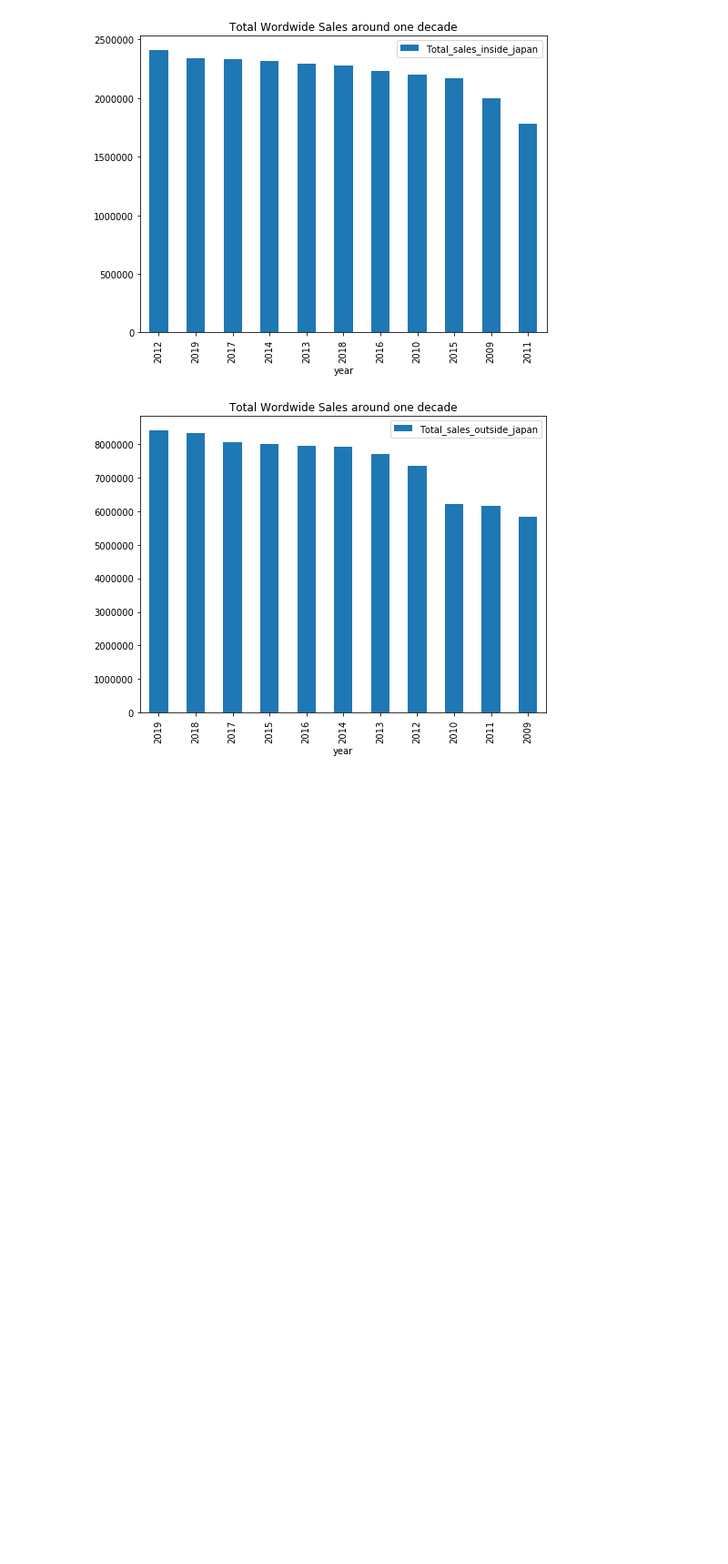
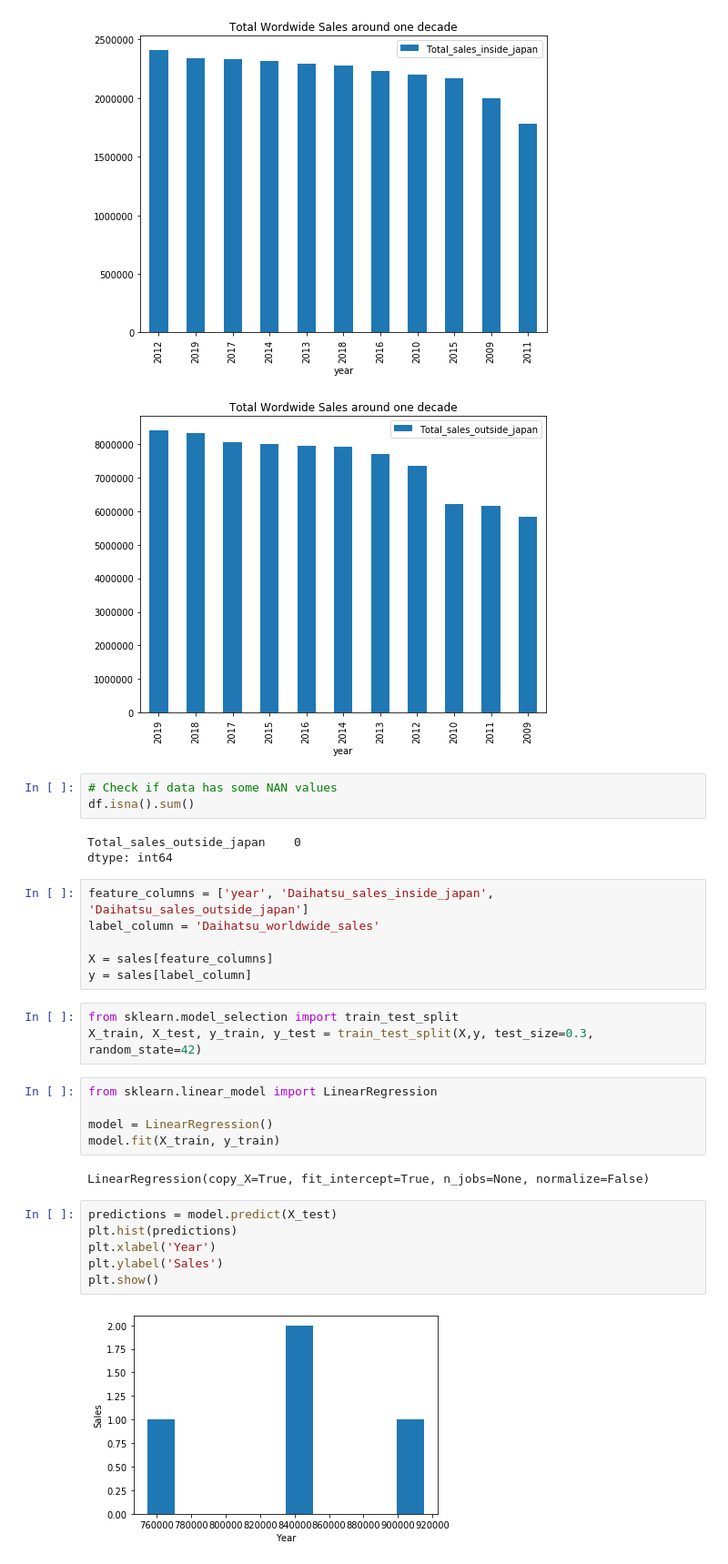
Before and after one commit to karl-johan-grahn/toyota-analysis, a Jupyter notebook: Toyota_car_price_data_analysis.ipynb, the cells around one changed output. Shown at 91% size. Cells and saved outputs as stored; diff of their text form; blank space fills up the shorter version.

```diff
--- a/Toyota_car_price_data_analysis.ipynb
+++ b/Toyota_car_price_data_analysis.ipynb
@@ -133,3 +133,33 @@ plt.show()
 [figure]
 [figure]
 [figure]
+# %%
+# Check if data has some NAN values
+df.isna().sum()
+# %% [output]
+Total_sales_outside_japan    0
+dtype: int64
+# %%
+feature_columns = ['year', 'Daihatsu_sales_inside_japan', 'Daihatsu_sales_outside_japan']
+label_column = 'Daihatsu_worldwide_sales'
+
+X = sales[feature_columns]
+y = sales[label_column]
+# %%
+from sklearn.model_selection import train_test_split
+X_train, X_test, y_train, y_test = train_test_split(X,y, test_size=0.3, random_state=42)
+# %%
+from sklearn.linear_model import LinearRegression
+
+model = LinearRegression()
+model.fit(X_train, y_train)
+# %% [output]
+LinearRegression(copy_X=True, fit_intercept=True, n_jobs=None, normalize=False)
+# %%
+predictions = model.predict(X_test)
+plt.hist(predictions)
+plt.xlabel('Year')
+plt.ylabel('Sales')
+plt.show()
+# %% [output]
+[figure, added]
```
Also changed, not shown: parts of 11 cells of this notebook.
